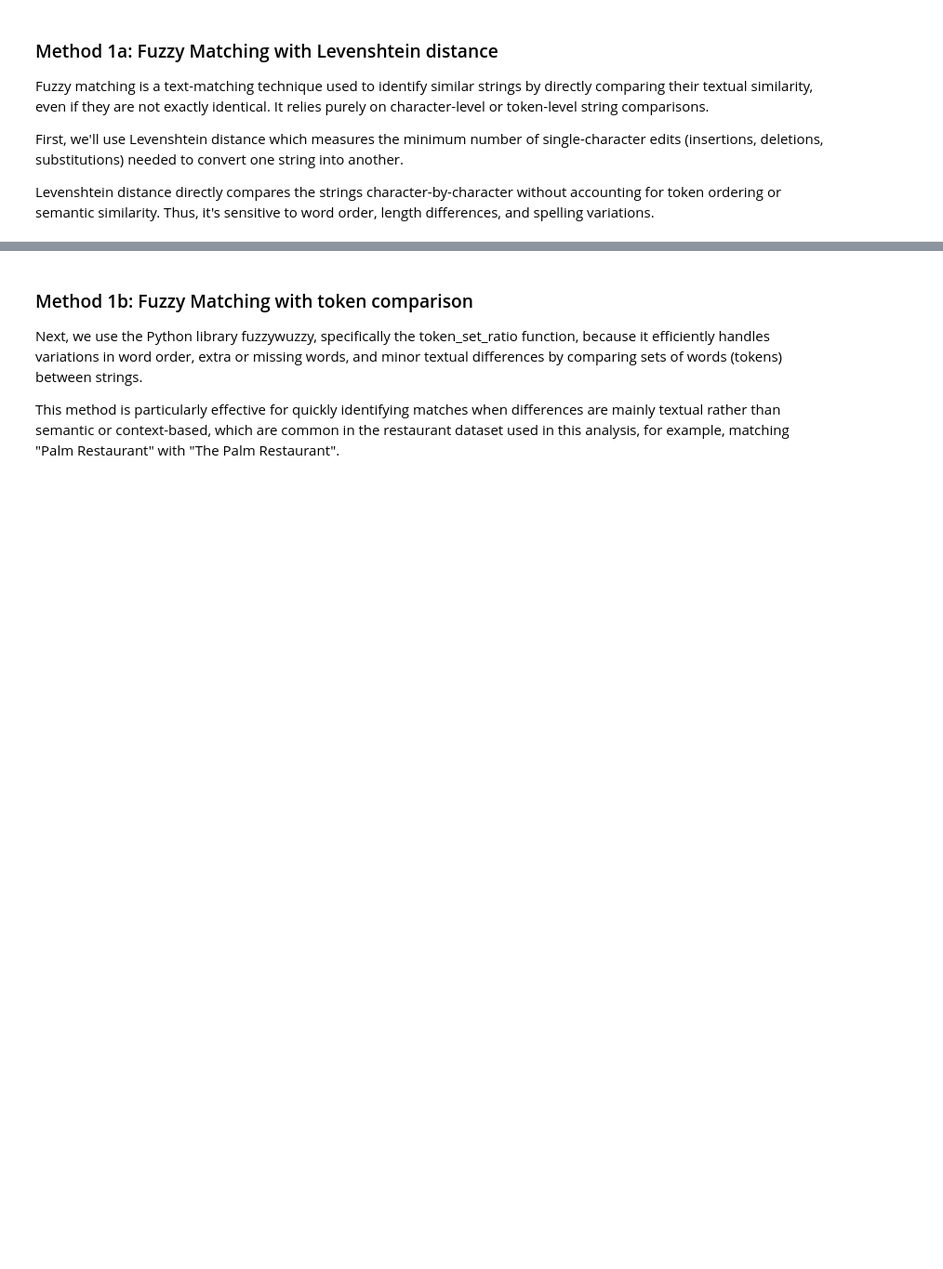
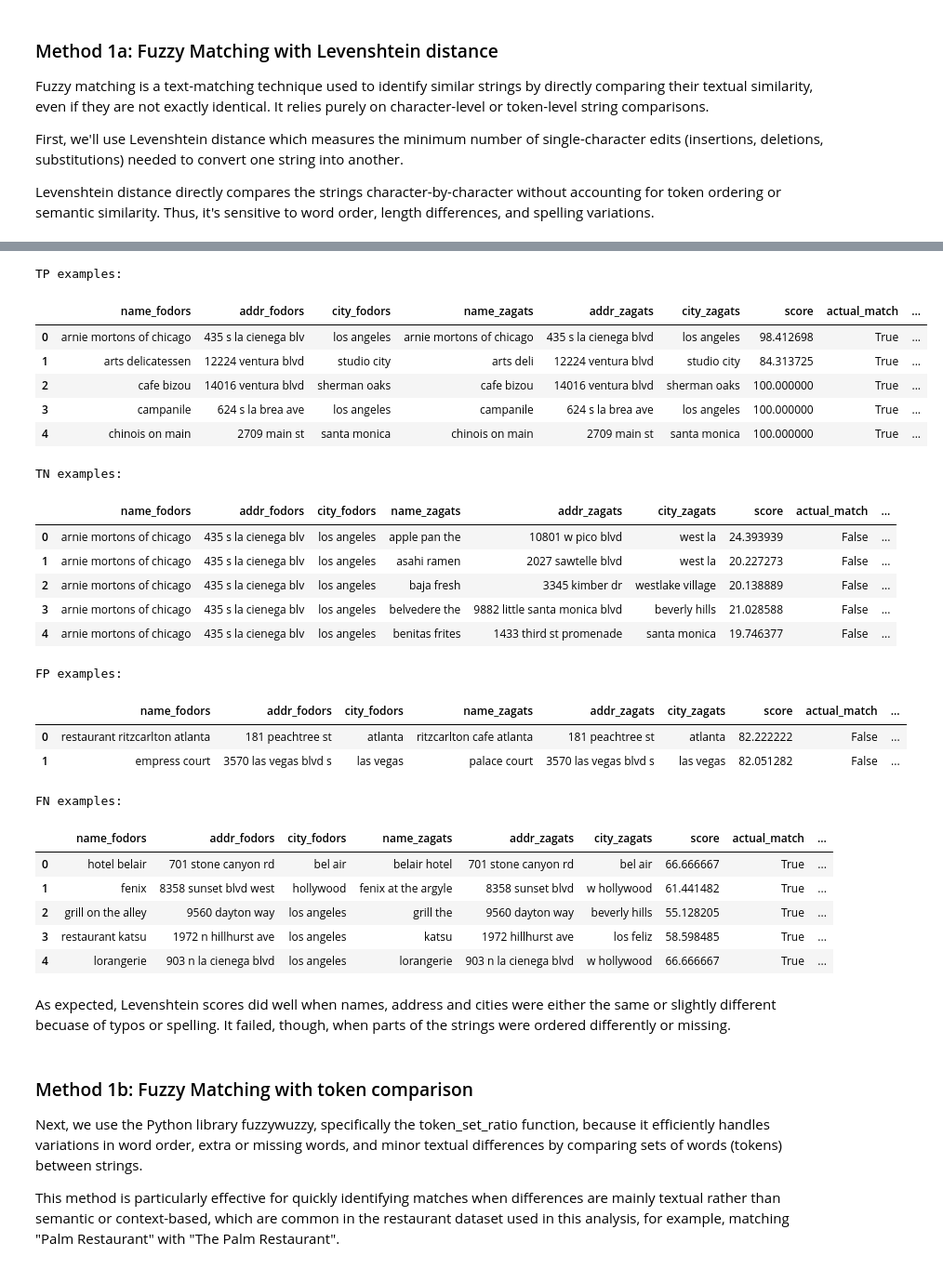
Before and after one commit to piotr-ziolo/EntityMatchingOverview, a Jupyter notebook: Entity Matching Overview.ipynb, the cells around one changed output, grey strips where cells are left out. Shown: that part at 93% size. Drawn from its saved outputs; the diff is of its cells as text; code cells hidden in the pictures; blank space fills up the shorter version.

```diff
--- a/Entity Matching Overview.ipynb
+++ b/Entity Matching Overview.ipynb
@@ -222,0 +222,38 @@ Accuracy:  1.00
+# %%
+from Levenshtein import distance as levenshtein_distance
+
+# Normalized Levenshtein similarity
+def normalized_levenshtein(s1, s2):
+    dist = levenshtein_distance(s1, s2)
+    max_len = max(len(s1), len(s2))
+    if max_len == 0:
+        return 100
+    return 100 * (1 - dist / max_len)
+
+# Generate pairs
+lev_df = generate_matching_pairs(
+    fodors, zagats,
+    similarity_func=normalized_levenshtein,
+    desc='Levenshtein scoring'
+)
+
+# Add ground truth labels
+lev_df = add_ground_truth_labels(lev_df, matches)
+
+print(f"\nLevenshtein pairs preview: {lev_df.shape[0]} rows, {lev_df.shape[1]} columns")
+print(lev_df.head())
+
+# Optimize threshold
+lev_df, lev_metrics = optimize_threshold(
+    lev_df,
+    thresholds=np.arange(60, 100, 1),
+    desc="Optimizing Levenshtein threshold"
+)
+
+# Results
+print(f"\nOptimized Levenshtein Threshold: {lev_metrics['best_threshold']}")
+print("Levenshtein Matching Results:")
+print(f"Precision: {lev_metrics['precision']:.2f}")
+print(f"Recall:    {lev_metrics['recall']:.2f}")
+print(f"F1-Score:  {lev_metrics['f1_score']:.2f}")
+print(f"Accuracy:  {lev_metrics['accuracy']:.2f}")
@@ -223,3 +274,35 @@ Accuracy:  1.00
+# %%
+# View examples of correctly and incorrectly predicted matches
+# split by classification outcome: True Positive, True Negative, False Positive, False Negative
+preview_classification_outcomes(lev_df, fodors, zagats)
+# %% [output]
+TP examples:
+|  | name_fodors | addr_fodors | city_fodors | name_zagats | addr_zagats | city_zagats | score | actual_match | ... |
+| 0 | arnie mortons of chicago | 435 s la cienega blv | los angeles | arnie mortons of chicago | 435 s la cienega blvd | los angeles | 98.412698 | True | ... |
+| 1 | arts delicatessen | 12224 ventura blvd | studio city | arts deli | 12224 ventura blvd | studio city | 84.313725 | True | ... |
+| 2 | cafe bizou | 14016 ventura blvd | sherman oaks | cafe bizou | 14016 ventura blvd | sherman oaks | 100.000000 | True | ... |
+| 3 | campanile | 624 s la brea ave | los angeles | campanile | 624 s la brea ave | los angeles | 100.000000 | True | ... |
+| 4 | chinois on main | 2709 main st | santa monica | chinois on main | 2709 main st | santa monica | 100.000000 | True | ... |
+TN examples:
+|  | name_fodors | addr_fodors | city_fodors | name_zagats | addr_zagats | city_zagats | score | actual_match | ... |
+| 0 | arnie mortons of chicago | 435 s la cienega blv | los angeles | apple pan the | 10801 w pico blvd | west la | 24.393939 | False | ... |
+| 1 | arnie mortons of chicago | 435 s la cienega blv | los angeles | asahi ramen | 2027 sawtelle blvd | west la | 20.227273 | False | ... |
+| 2 | arnie mortons of chicago | 435 s la cienega blv | los angeles | baja fresh | 3345 kimber dr | westlake village | 20.138889 | False | ... |
+| 3 | arnie mortons of chicago | 435 s la cienega blv | los angeles | belvedere the | 9882 little santa monica blvd | beverly hills | 21.028588 | False | ... |
+| 4 | arnie mortons of chicago | 435 s la cienega blv | los angeles | benitas frites | 1433 third st promenade | santa monica | 19.746377 | False | ... |
+FP examples:
+|  | name_fodors | addr_fodors | city_fodors | name_zagats | addr_zagats | city_zagats | score | actual_match | ... |
+| 0 | restaurant ritzcarlton atlanta | 181 peachtree st | atlanta | ritzcarlton cafe atlanta | 181 peachtree st | atlanta | 82.222222 | False | ... |
+| 1 | empress court | 3570 las vegas blvd s | las vegas | palace court | 3570 las vegas blvd s | las vegas | 82.051282 | False | ... |
+FN examples:
+|  | name_fodors | addr_fodors | city_fodors | name_zagats | addr_zagats | city_zagats | score | actual_match | ... |
+| 0 | hotel belair | 701 stone canyon rd | bel air | belair hotel | 701 stone canyon rd | bel air | 66.666667 | True | ... |
+| 1 | fenix | 8358 sunset blvd west | hollywood | fenix at the argyle | 8358 sunset blvd | w hollywood | 61.441482 | True | ... |
+| 2 | grill on the alley | 9560 dayton way | los angeles | grill the | 9560 dayton way | beverly hills | 55.128205 | True | ... |
+| 3 | restaurant katsu | 1972 n hillhurst ave | los angeles | katsu | 1972 hillhurst ave | los feliz | 58.598485 | True | ... |
+| 4 | lorangerie | 903 n la cienega blvd | los angeles | lorangerie | 903 n la cienega blvd | w hollywood | 66.666667 | True | ... |
+# %% [markdown]
+As expected, Levenshtein scores did well when names, address and cities were either the same or slightly different becuase of typos or spelling. It failed, though, when parts of the strings were ordered differently or missing.
 # %% [markdown]
 ### Method 1b: Fuzzy Matching with token comparison
 Next, we use the Python library fuzzywuzzy, specifically the token_set_ratio function, because it efficiently handles variations in word order, extra or missing words, and minor textual differences by comparing sets of words (tokens) between strings.
```
Also changed, not shown: parts of 7 cells of this notebook.
